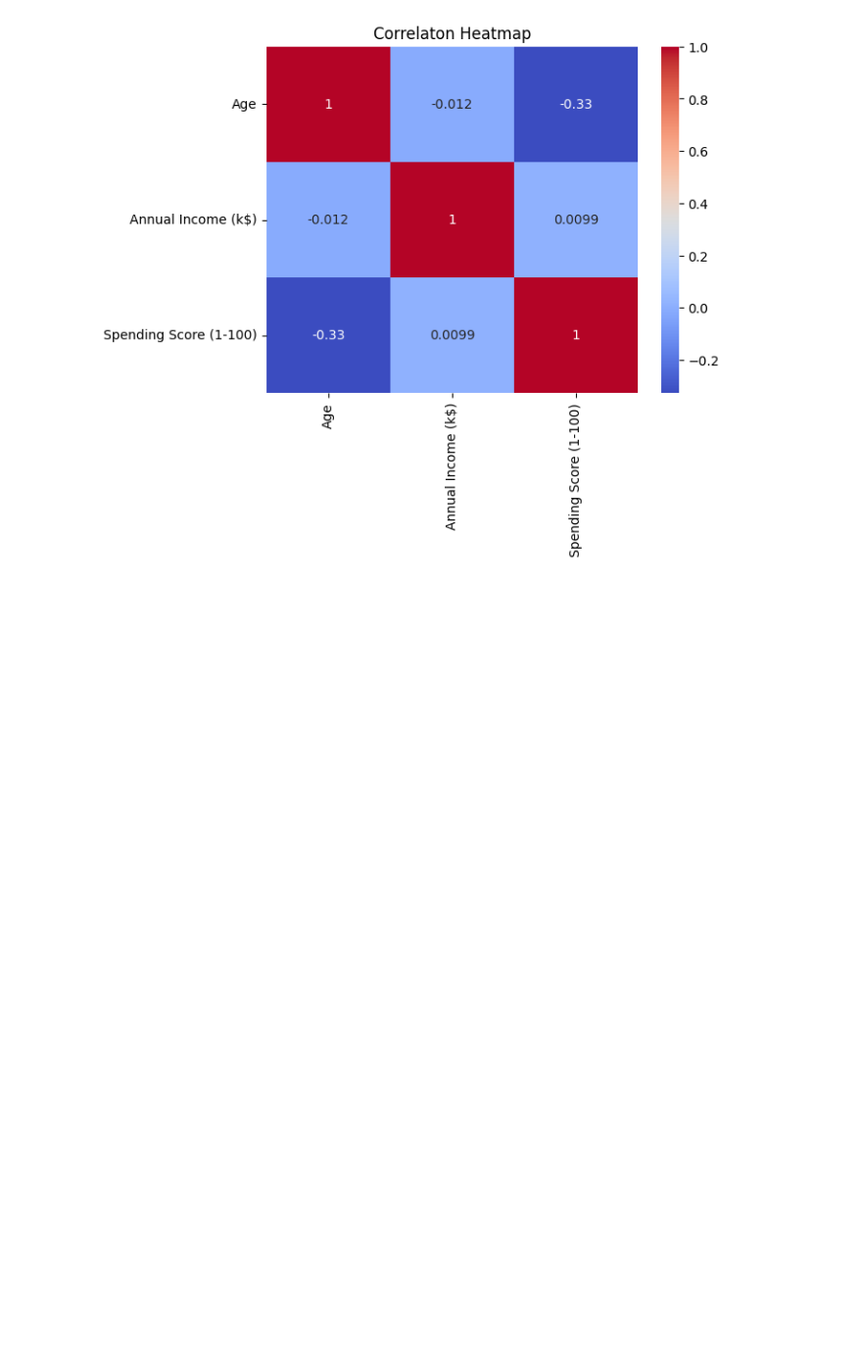
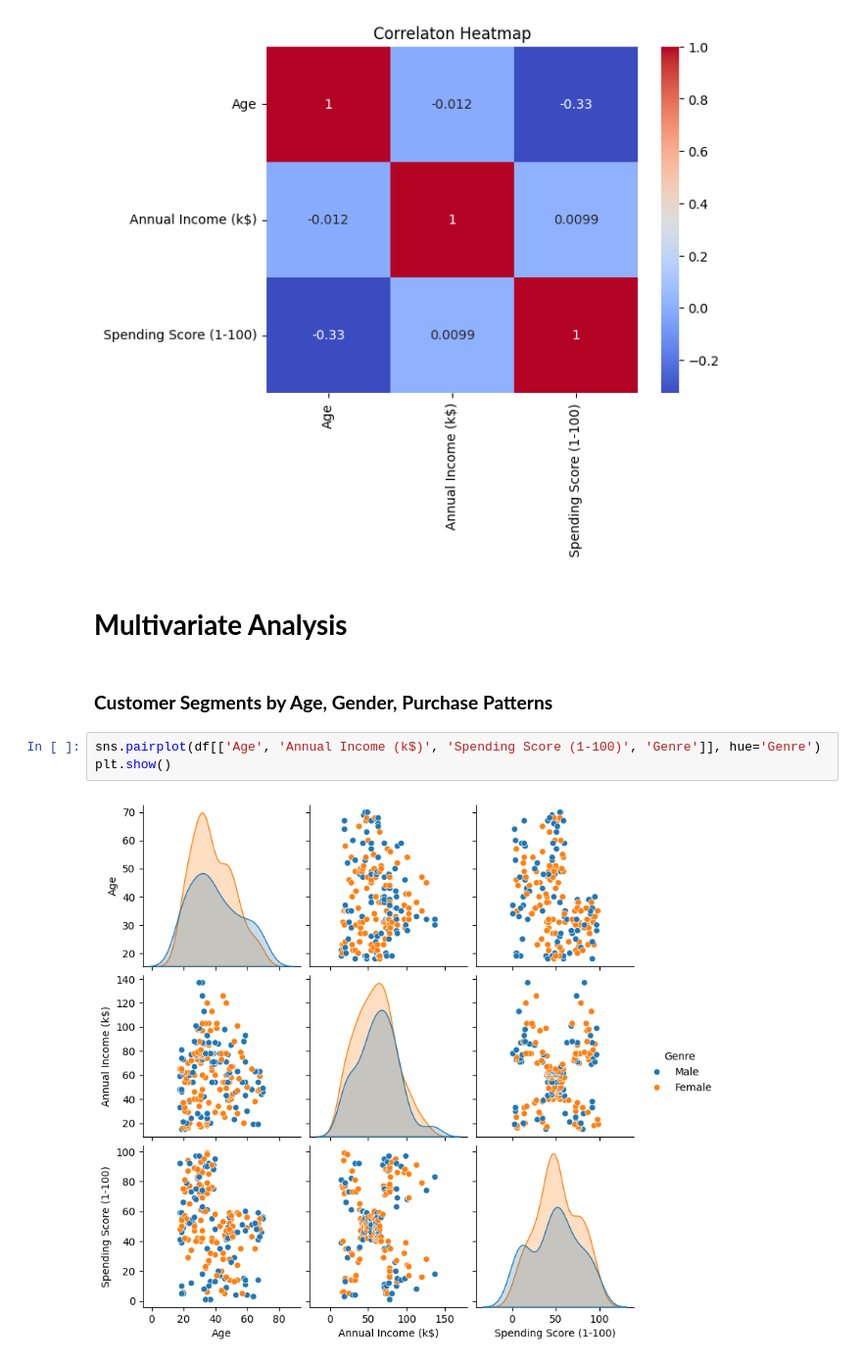
Before and after one commit to tanmoychakraborty00001-a11y/data-science-learning, a Jupyter notebook: Projects/Projects01_Data-Science/DS_Mini-Projects/MP02_CustomerBehaviour_EDA/MP02_CustomerBehaviour_EDA.ipynb, the cells around one changed output. Shown: that part at 98% size. Drawn from its saved outputs; the diff is of its cells as text; blank space fills up the shorter version.

```diff
--- a/Projects/Projects01_Data-Science/DS_Mini-Projects/MP02_CustomerBehaviour_EDA/MP02_CustomerBehaviour_EDA.ipynb
+++ b/Projects/Projects01_Data-Science/DS_Mini-Projects/MP02_CustomerBehaviour_EDA/MP02_CustomerBehaviour_EDA.ipynb
@@ -126,3 +126,12 @@ plt.title('Correlaton Heatmap')
 plt.show()
 # %% [output]
 [figure]
+# %% [markdown]
+# **Multivariate Analysis**
+# %% [markdown]
+### **Customer Segments by Age, Gender, Purchase Patterns**
+# %%
+sns.pairplot(df[['Age', 'Annual Income (k$)', 'Spending Score (1-100)', 'Genre']], hue='Genre')
+plt.show()
+# %% [output]
+[figure, added]
```
Also changed, not shown: parts of 3 cells of this notebook.
